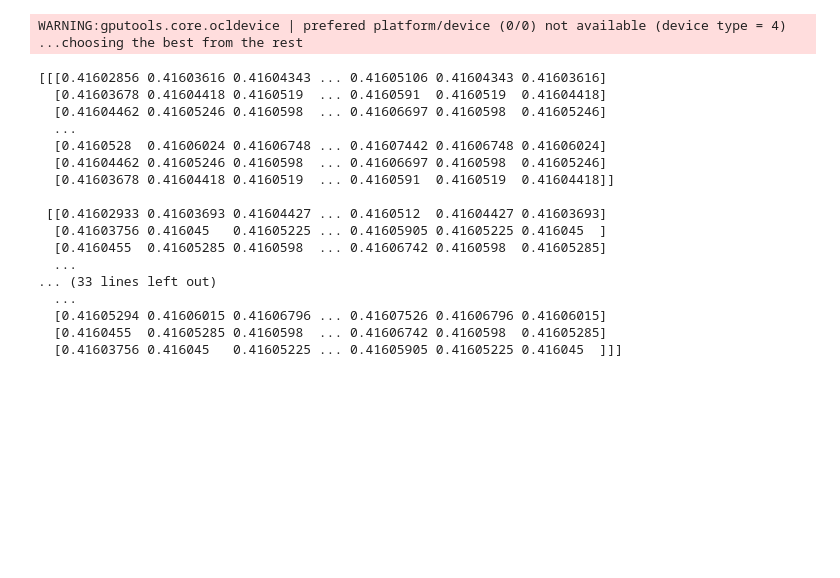
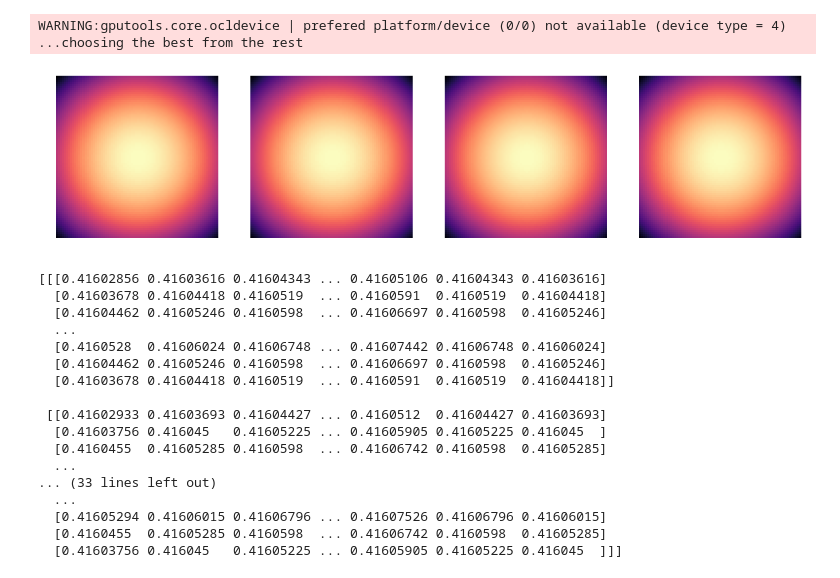
Before and after one commit to haesleinhuepf/biobeam_examples, a Jupyter notebook: Advanced_microscopy_course_1.ipynb, the cells around one changed output. Saved outputs shown, nothing was run; the diff lists cells and outputs as text; code cells hidden in the pictures; blank space fills up the shorter version.

Commit message:
add plot to visualise strange psf

```diff
--- a/Advanced_microscopy_course_1.ipynb
+++ b/Advanced_microscopy_course_1.ipynb
@@ -15,6 +19,14 @@ u, ex, ey, ez = biobeam.focus_field_beam(
     units=(0.1, 0.1, 0.1),
     lam=488, NA=[0.8, 0],
     return_all_fields=True)
+# %%
+plt.figure(figsize=(20,10))
+for i in range(4):
+    plt.subplot(1,4,i+1)
+    plt.imshow(u[80//2+10*i], cmap = "magma")
+    plt.axis("off")
+# %% [output]
+[figure, added]
 # %%
 # save result to disc
 fout=open('NA0.8_intensity.dat', 'wb')
```
Also changed, not shown: parts of 1 cell of this notebook.
